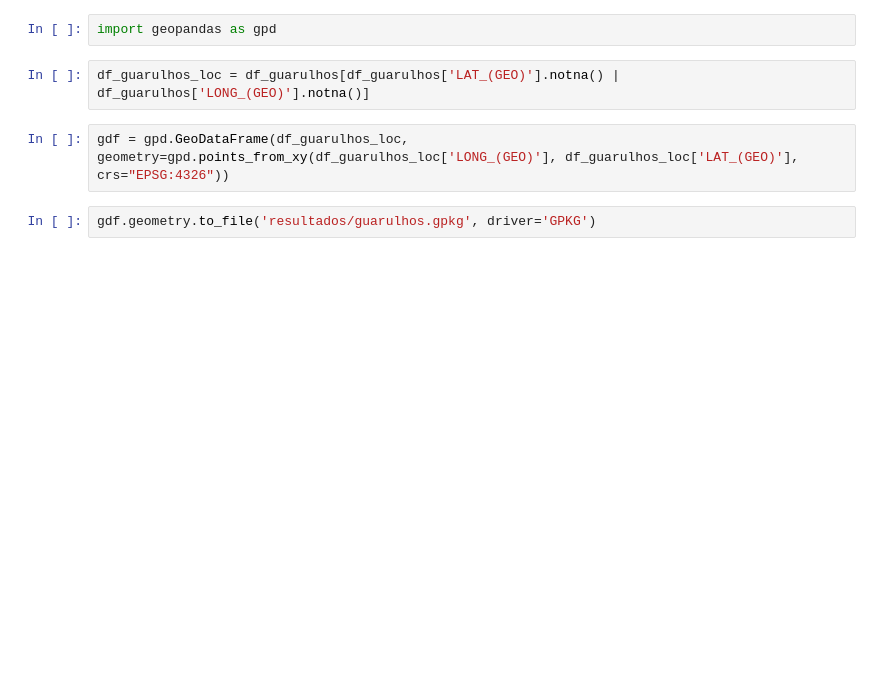
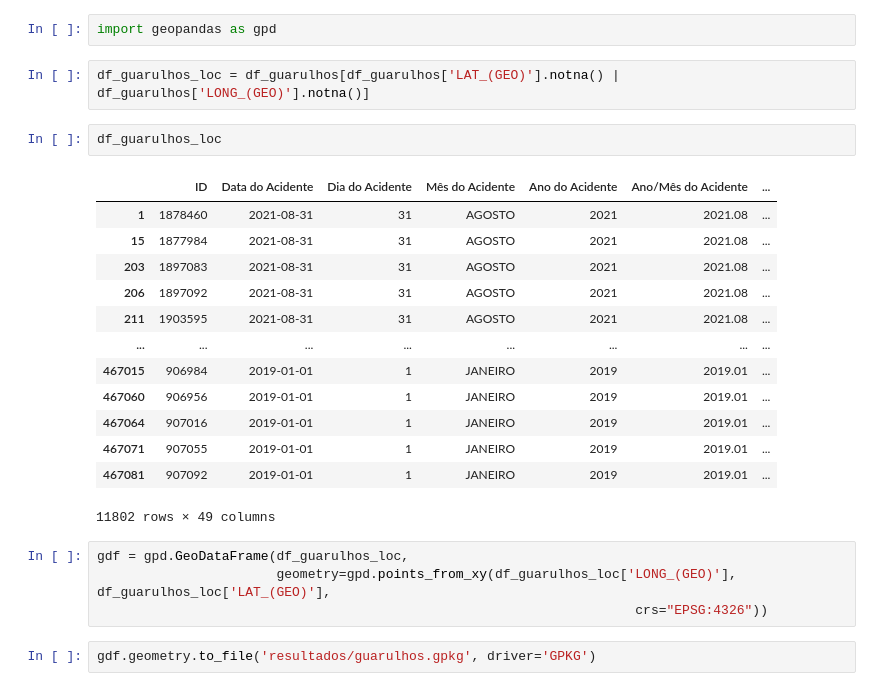
Before and after one commit to AndaSampa/big-open-urban-data, a Jupyter notebook: Aula 3 - A Natureza espacial do dado.ipynb, the cells around one changed output. Cells and saved outputs as stored; diff of their text form; blank space fills up the shorter version.

```diff
--- a/Aula 3 - A Natureza espacial do dado.ipynb
+++ b/Aula 3 - A Natureza espacial do dado.ipynb
@@ -115,8 +115,26 @@ df_guarulhos = df_acidentes.loc[df_acidentes['Município'] == 'GUARULHOS', :]
 import geopandas as gpd
 # %%
 df_guarulhos_loc = df_guarulhos[df_guarulhos['LAT_(GEO)'].notna() | df_guarulhos['LONG_(GEO)'].notna()]
+# %%
+df_guarulhos_loc
+# %% [output]
+|  | ID | Data do Acidente | Dia do Acidente | Mês do Acidente | Ano do Acidente | Ano/Mês do Acidente | ... |
+| 1 | 1878460 | 2021-08-31 | 31 | AGOSTO | 2021 | 2021.08 | ... |
+| 15 | 1877984 | 2021-08-31 | 31 | AGOSTO | 2021 | 2021.08 | ... |
+| 203 | 1897083 | 2021-08-31 | 31 | AGOSTO | 2021 | 2021.08 | ... |
+| 206 | 1897092 | 2021-08-31 | 31 | AGOSTO | 2021 | 2021.08 | ... |
+| 211 | 1903595 | 2021-08-31 | 31 | AGOSTO | 2021 | 2021.08 | ... |
+| ... | ... | ... | ... | ... | ... | ... | ... |
+| 467015 | 906984 | 2019-01-01 | 1 | JANEIRO | 2019 | 2019.01 | ... |
+| 467060 | 906956 | 2019-01-01 | 1 | JANEIRO | 2019 | 2019.01 | ... |
+| 467064 | 907016 | 2019-01-01 | 1 | JANEIRO | 2019 | 2019.01 | ... |
+| 467071 | 907055 | 2019-01-01 | 1 | JANEIRO | 2019 | 2019.01 | ... |
+| 467081 | 907092 | 2019-01-01 | 1 | JANEIRO | 2019 | 2019.01 | ... |
+11802 rows × 49 columns
 # %%
-gdf = gpd.GeoDataFrame(df_guarulhos_loc, geometry=gpd.points_from_xy(df_guarulhos_loc['LONG_(GEO)'], df_guarulhos_loc['LAT_(GEO)'], crs="EPSG:4326"))
+gdf = gpd.GeoDataFrame(df_guarulhos_loc,
+                       geometry=gpd.points_from_xy(df_guarulhos_loc['LONG_(GEO)'], df_guarulhos_loc['LAT_(GEO)'],
+                                                                     crs="EPSG:4326"))
 # %%
 gdf.geometry.to_file('resultados/guarulhos.gpkg', driver='GPKG')
 # %%
```
Also changed, not shown: parts of 5 cells of this notebook, 4 other files.
